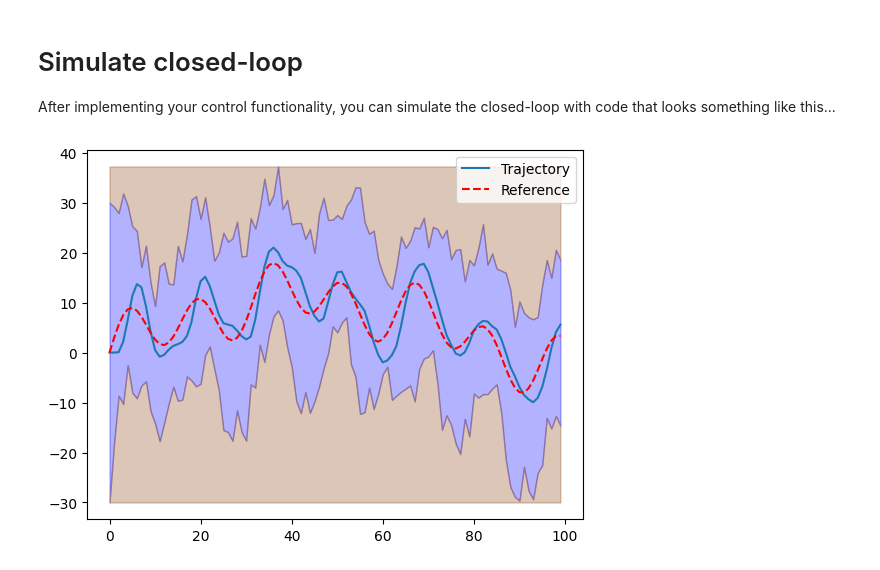
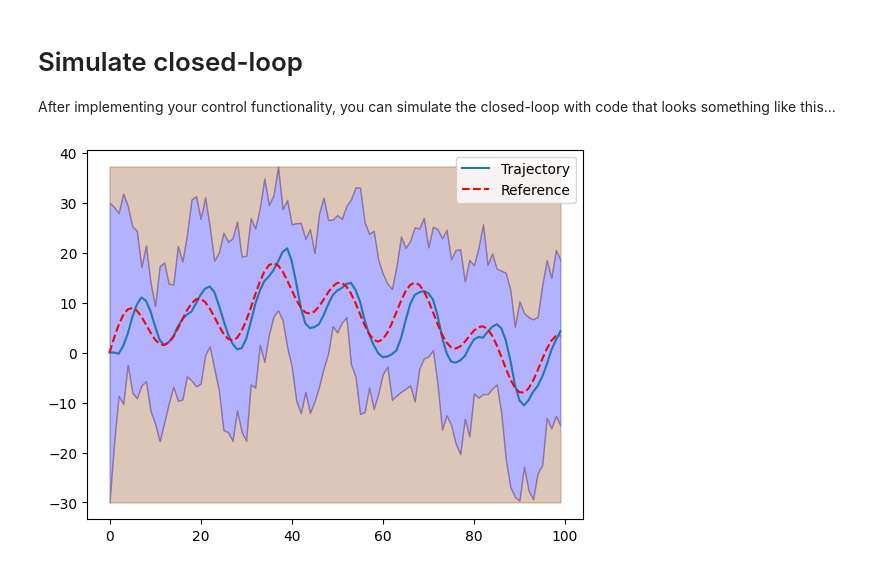
Before and after one commit to Marion-bdc/b1-coding-practical-mt24, a Jupyter notebook: notebooks/demo.ipynb, the cells around one changed output. Drawn from its saved outputs; the diff is of its cells as text; code cells hidden in the pictures.

```diff
--- a/notebooks/demo.ipynb
+++ b/notebooks/demo.ipynb
@@ -19,14 +19,14 @@ After implementing your control functionality, you can simulate the closed-loop
 # %%
 # Import relevant modules
 from uuv_mission.dynamic import Submarine, ClosedLoop, Mission
 from uuv_mission.control import Controller
 
 sub = Submarine()
-controller = Controller(Kp=0.15,Kd=0.6)
+controller = Controller(Kp=0.1,Kd=0.6)
 closed_loop = ClosedLoop(sub, controller)
-mission = Mission.from_csv("../data/mission.csv") # You must implement this method in the Mission class
+mission = Mission.from_csv("../data/mission.csv")
 
 trajectory = closed_loop.simulate_with_random_disturbances(mission)
 trajectory.plot_completed_mission(mission)
 # %% [output]
-[figure, old version]
+[figure, new version]
```
Also changed, not shown: 2 other files.
